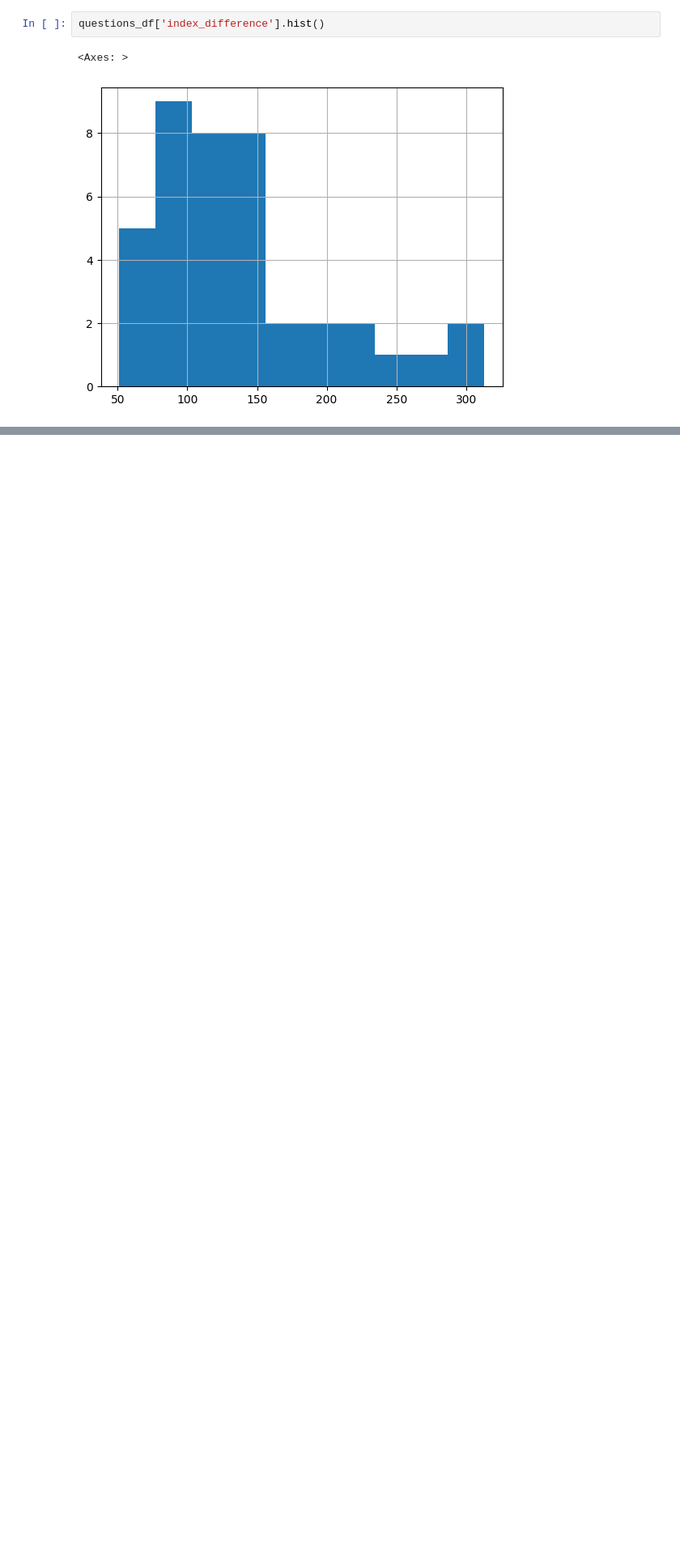
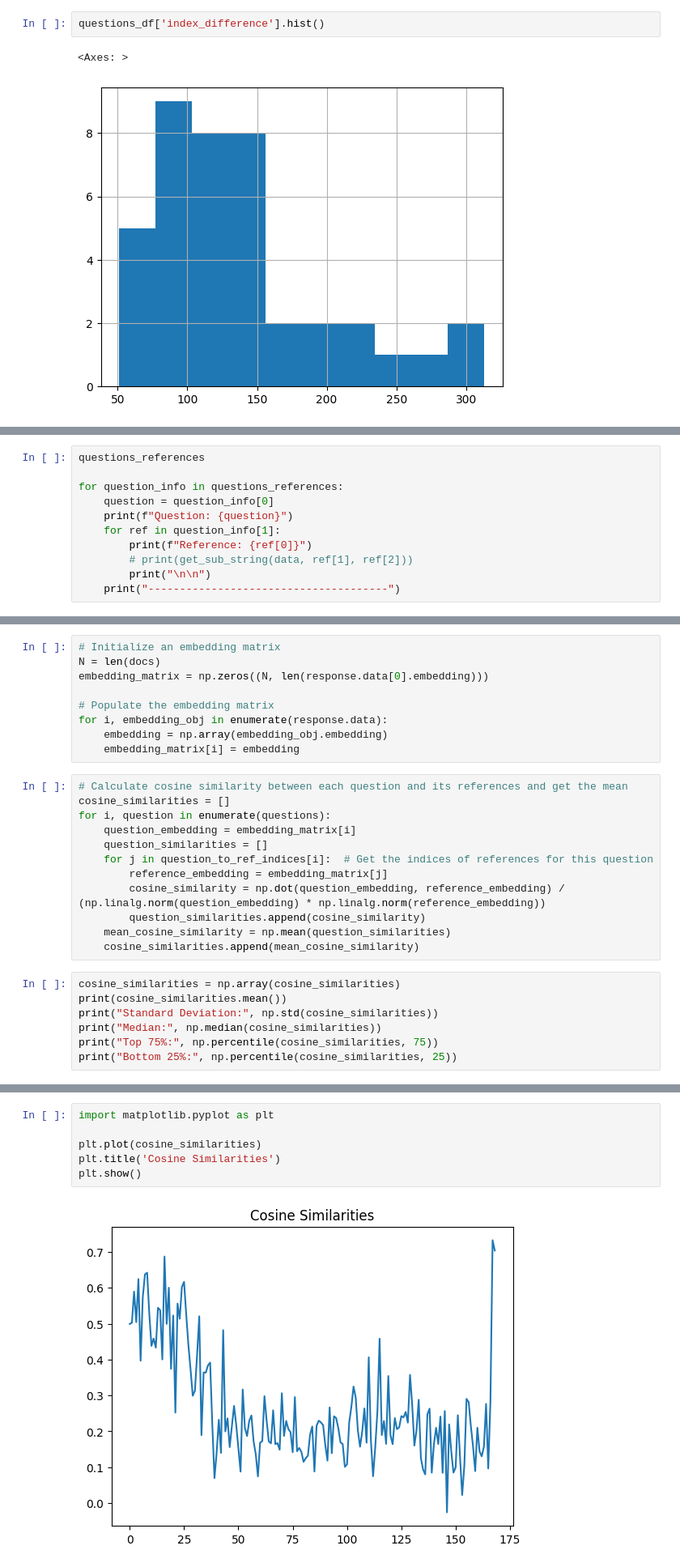
Before and after one commit to brandonstarxel/semantic-chunker, a Jupyter notebook: notebooks/lab_book.ipynb, the cells around one changed output, grey strips where cells are left out. Shown at 81% size. Drawn from its saved outputs; the diff is of its cells as text; blank space fills up the shorter version.

```diff
--- a/notebooks/lab_book.ipynb
+++ b/notebooks/lab_book.ipynb
@@ -1534,0 +2455,11 @@ questions_df['index_difference'].hist()
+# %%
+questions_references
+
+for question_info in questions_references:
+    question = question_info[0]
+    print(f"Question: {question}")
+    for ref in question_info[1]:
+        print(f"Reference: {ref[0]}")
+        # print(get_sub_string(data, ref[1], ref[2]))
+        print("\n\n")
+    print("--------------------------------------")
@@ -1534,0 +2581,28 @@ questions_df['index_difference'].hist()
+# %%
+# Initialize an embedding matrix
+N = len(docs)
+embedding_matrix = np.zeros((N, len(response.data[0].embedding)))
+
+# Populate the embedding matrix
+for i, embedding_obj in enumerate(response.data):
+    embedding = np.array(embedding_obj.embedding)
+    embedding_matrix[i] = embedding
+# %%
+# Calculate cosine similarity between each question and its references and get the mean
+cosine_similarities = []
+for i, question in enumerate(questions):
+    question_embedding = embedding_matrix[i]
+    question_similarities = []
+    for j in question_to_ref_indices[i]:  # Get the indices of references for this question
+        reference_embedding = embedding_matrix[j]
+        cosine_similarity = np.dot(question_embedding, reference_embedding) / (np.linalg.norm(question_embedding) * np.linalg.norm(reference_embedding))
+        question_similarities.append(cosine_similarity)
+    mean_cosine_similarity = np.mean(question_similarities)
+    cosine_similarities.append(mean_cosine_similarity)
+# %%
+cosine_similarities = np.array(cosine_similarities)
+print(cosine_similarities.mean())
+print("Standard Deviation:", np.std(cosine_similarities))
+print("Median:", np.median(cosine_similarities))
+print("Top 75%:", np.percentile(cosine_similarities, 75))
+print("Bottom 25%:", np.percentile(cosine_similarities, 25))
@@ -1534,0 +2615,8 @@ questions_df['index_difference'].hist()
+# %%
+import matplotlib.pyplot as plt
+
+plt.plot(cosine_similarities)
+plt.title('Cosine Similarities')
+plt.show()
+# %% [output]
+[figure, added]
```
Also changed, not shown: parts of 64 cells of this notebook, 12 other files.
